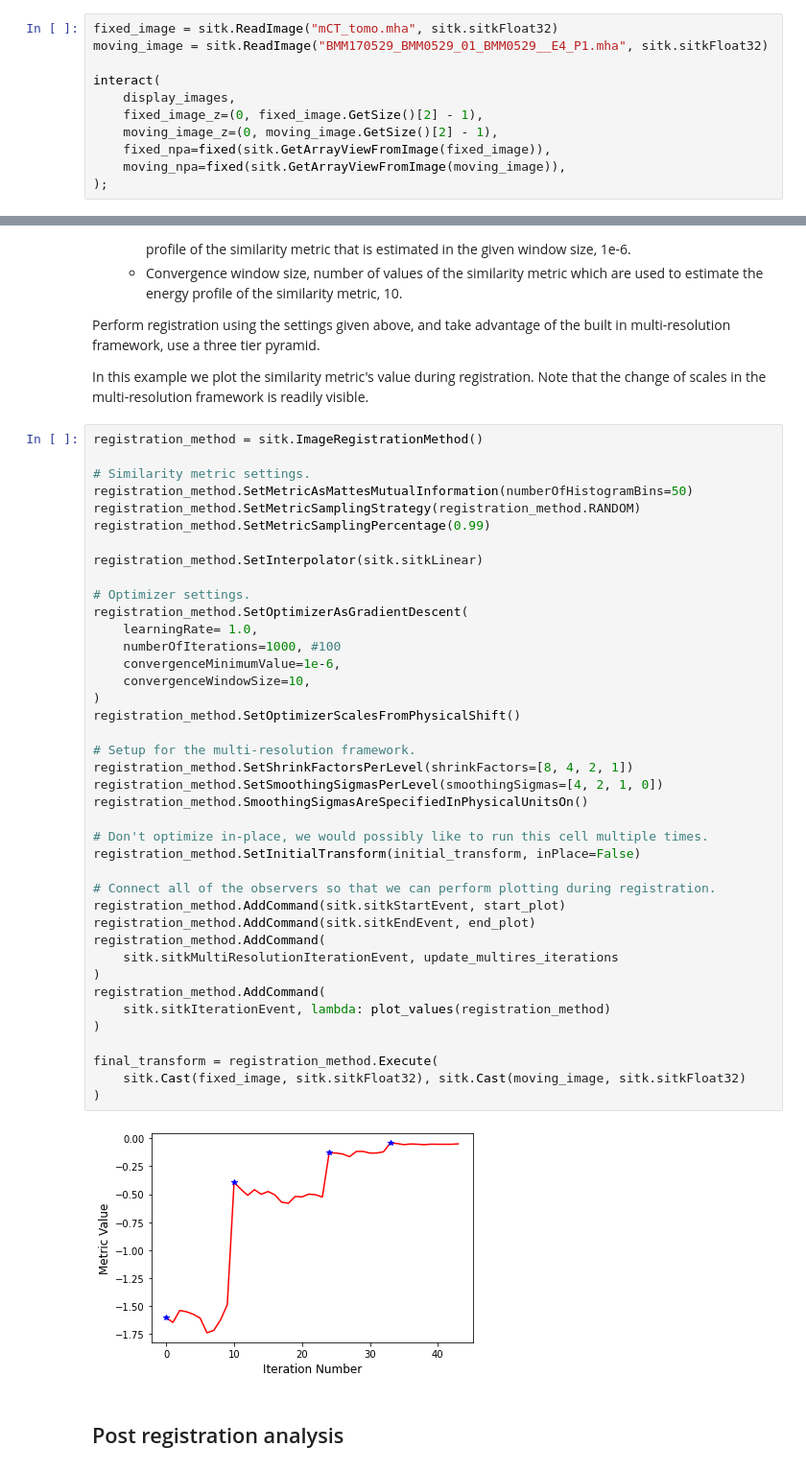
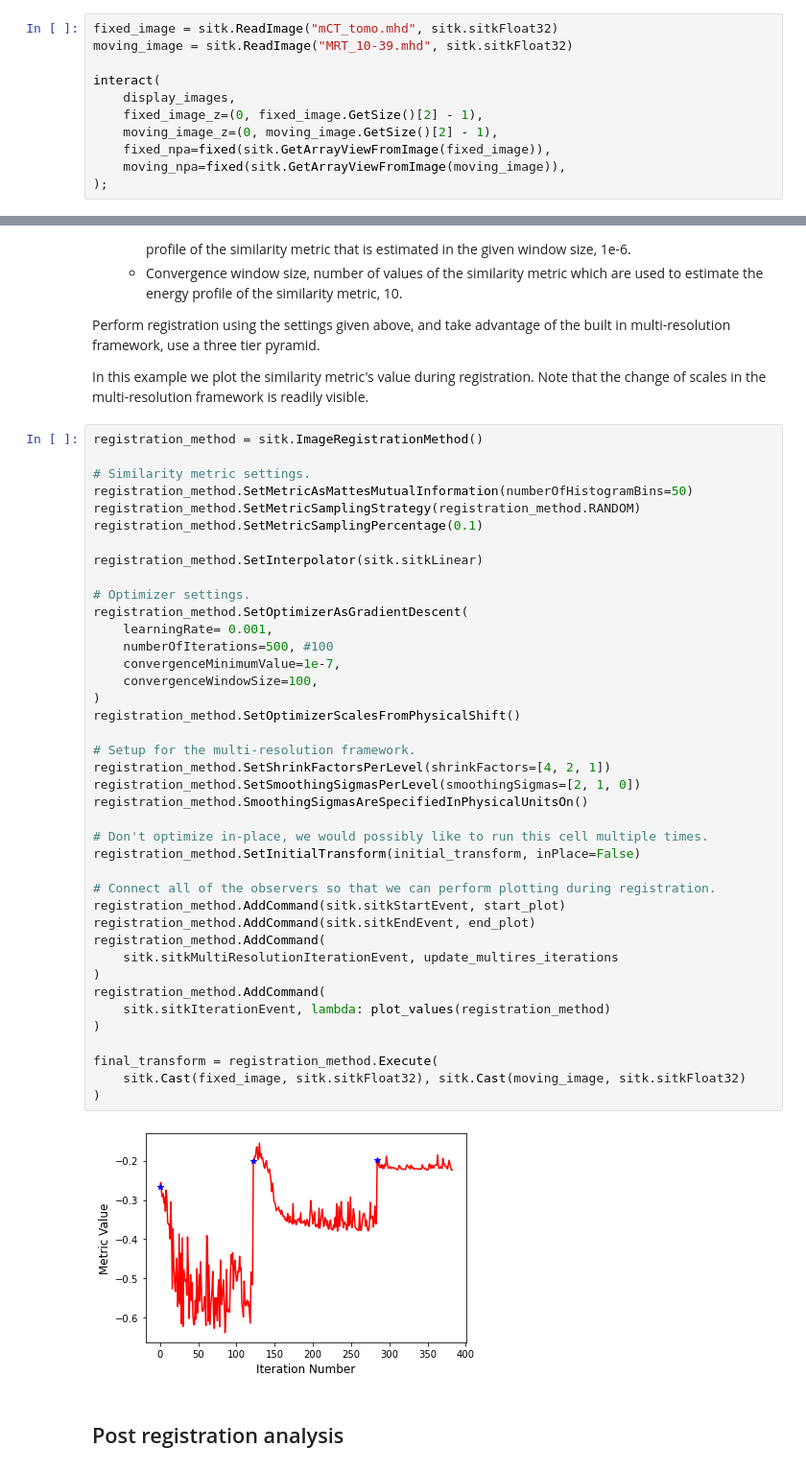
Before and after one commit to flowlow969/DD1, a Jupyter notebook: Praktikum 10/Python/60_Registration_Introduction.ipynb, the cells around one changed output, grey strips where cells are left out. Shown at 96% size. Drawn from its saved outputs; the diff is of its cells as text.

```diff
--- a/Praktikum 10/Python/60_Registration_Introduction.ipynb
+++ b/Praktikum 10/Python/60_Registration_Introduction.ipynb
@@ -243,8 +243,8 @@ def update_multires_iterations():
 
 We first read the images, casting the pixel type to that required for registration (Float32 or Float64) and look at them.
 # %%
-fixed_image = sitk.ReadImage("mCT_tomo.mha", sitk.sitkFloat32)
-moving_image = sitk.ReadImage("BMM170529_BMM0529_01_BMM0529__E4_P1.mha", sitk.sitkFloat32)
+fixed_image = sitk.ReadImage("mCT_tomo.mhd", sitk.sitkFloat32)
+moving_image = sitk.ReadImage("MRT_10-39.mhd", sitk.sitkFloat32)
 
 interact(
     display_images,
@@ -323,42 +319,42 @@ registration_method = sitk.ImageRegistrationMethod()
 # Similarity metric settings.
 registration_method.SetMetricAsMattesMutualInformation(numberOfHistogramBins=50)
 registration_method.SetMetricSamplingStrategy(registration_method.RANDOM)
-registration_method.SetMetricSamplingPercentage(0.99)
+registration_method.SetMetricSamplingPercentage(0.1)
 
 registration_method.SetInterpolator(sitk.sitkLinear)
 
 # Optimizer settings.
 registration_method.SetOptimizerAsGradientDescent(
-    learningRate= 1.0,
-    numberOfIterations=1000, #100
-    convergenceMinimumValue=1e-6,
-    convergenceWindowSize=10,
+    learningRate= 0.001,
+    numberOfIterations=500, #100
+    convergenceMinimumValue=1e-7,
+    convergenceWindowSize=100,
 )
 registration_method.SetOptimizerScalesFromPhysicalShift()
 
 # Setup for the multi-resolution framework.
-registration_method.SetShrinkFactorsPerLevel(shrinkFactors=[8, 4, 2, 1])
-registration_method.SetSmoothingSigmasPerLevel(smoothingSigmas=[4, 2, 1, 0])
+registration_method.SetShrinkFactorsPerLevel(shrinkFactors=[4, 2, 1])
+registration_method.SetSmoothingSigmasPerLevel(smoothingSigmas=[2, 1, 0])
 registration_method.SmoothingSigmasAreSpecifiedInPhysicalUnitsOn()
 
 # Don't optimize in-place, we would possibly like to run this cell multiple times.
 registration_method.SetInitialTransform(initial_transform, inPlace=False)
 
 # Connect all of the observers so that we can perform plotting during registration.
 registration_method.AddCommand(sitk.sitkStartEvent, start_plot)
 registration_method.AddCommand(sitk.sitkEndEvent, end_plot)
 registration_method.AddCommand(
     sitk.sitkMultiResolutionIterationEvent, update_multires_iterations
 )
 registration_method.AddCommand(
     sitk.sitkIterationEvent, lambda: plot_values(registration_method)
 )
 
 final_transform = registration_method.Execute(
     sitk.Cast(fixed_image, sitk.sitkFloat32), sitk.Cast(moving_image, sitk.sitkFloat32)
 )
 # %% [output]
-[figure, old version]
+[figure, new version]
 # %% [markdown]
 ## Post registration analysis
 # %% [markdown]
```
Also changed, not shown: parts of 3 cells of this notebook, 24 other files.
